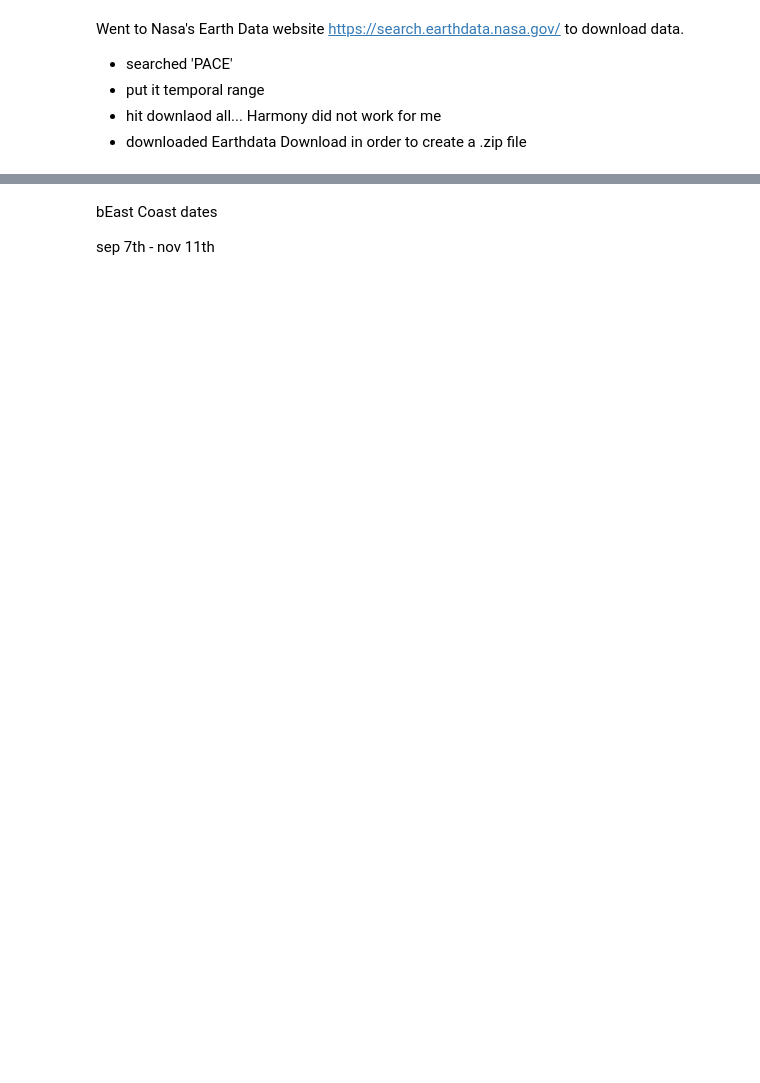
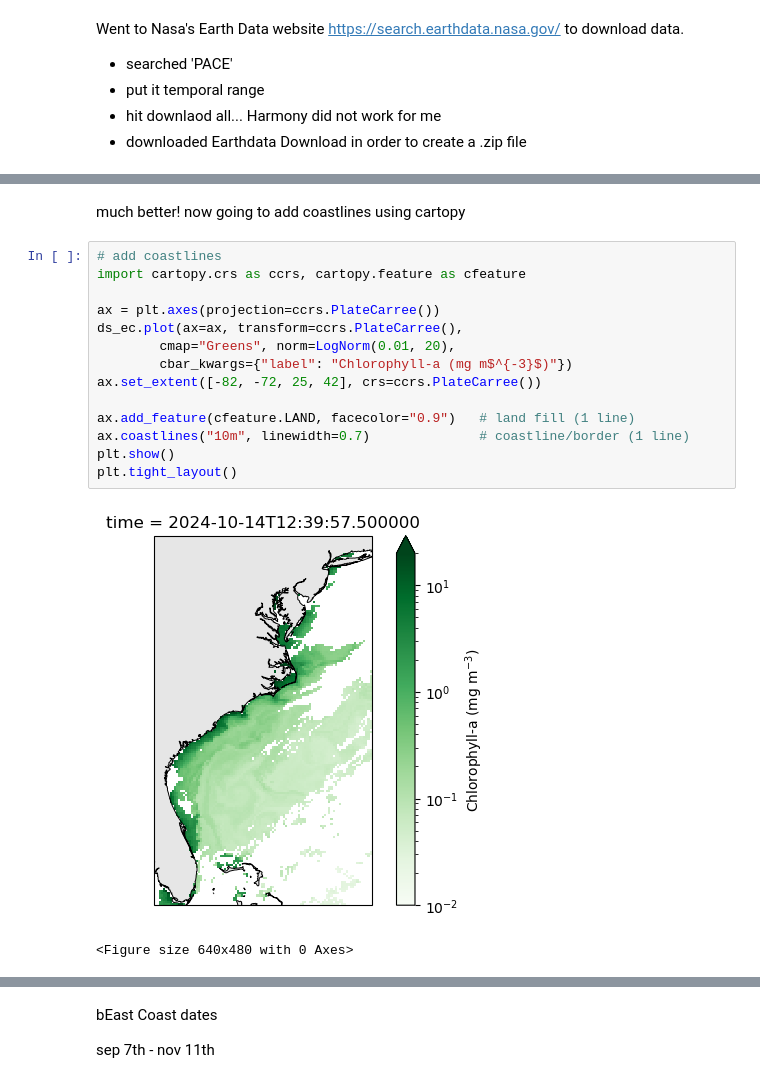
Before and after one commit to oceanhackweek/ohw25_proj_fishpace, a Jupyter notebook: contributor_folders/isidora/load_pace.ipynb, the cells around one changed output, grey strips where cells are left out. Cells and saved outputs as stored; diff of their text form; blank space fills up the shorter version.

```diff
--- a/contributor_folders/isidora/load_pace.ipynb
+++ b/contributor_folders/isidora/load_pace.ipynb
@@ -106,0 +164,19 @@ https://github.com/oceanhackweek/ohw24_proj_pace_us/blob/main/final_notebooks/Hy
+# %% [markdown]
+much better! now going to add coastlines using cartopy
+# %%
+# add coastlines
+import cartopy.crs as ccrs, cartopy.feature as cfeature
+
+ax = plt.axes(projection=ccrs.PlateCarree())
+ds_ec.plot(ax=ax, transform=ccrs.PlateCarree(),
+        cmap="Greens", norm=LogNorm(0.01, 20),
+        cbar_kwargs={"label": "Chlorophyll-a (mg m$^{-3}$)"})
+ax.set_extent([-82, -72, 25, 42], crs=ccrs.PlateCarree())
+
+ax.add_feature(cfeature.LAND, facecolor="0.9")   # land fill (1 line)
+ax.coastlines("10m", linewidth=0.7)              # coastline/border (1 line)
+plt.show()
+plt.tight_layout()
+# %% [output]
+[figure, added]
+<Figure size 640x480 with 0 Axes>
```
Also changed, not shown: parts of 30 cells of this notebook.
